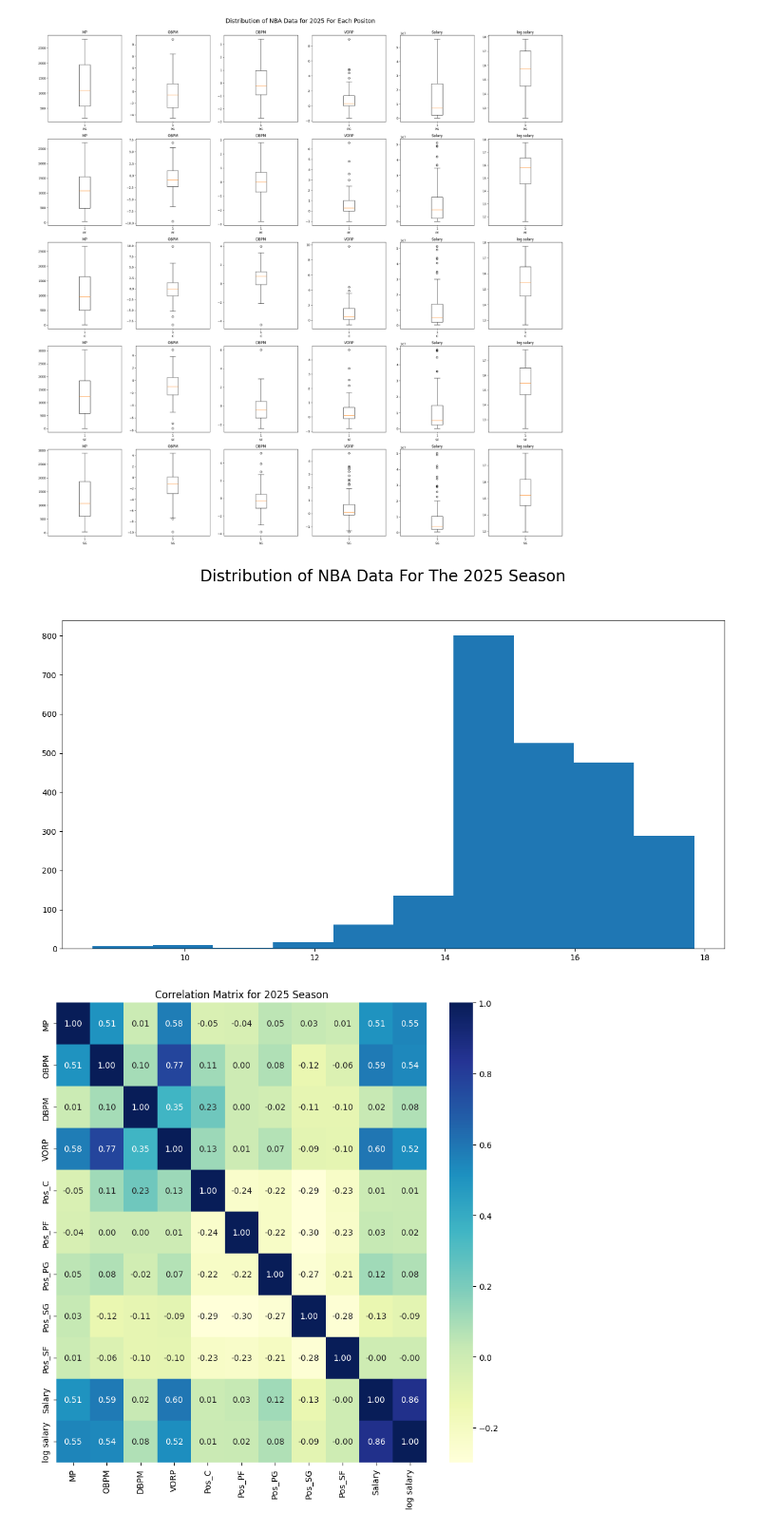
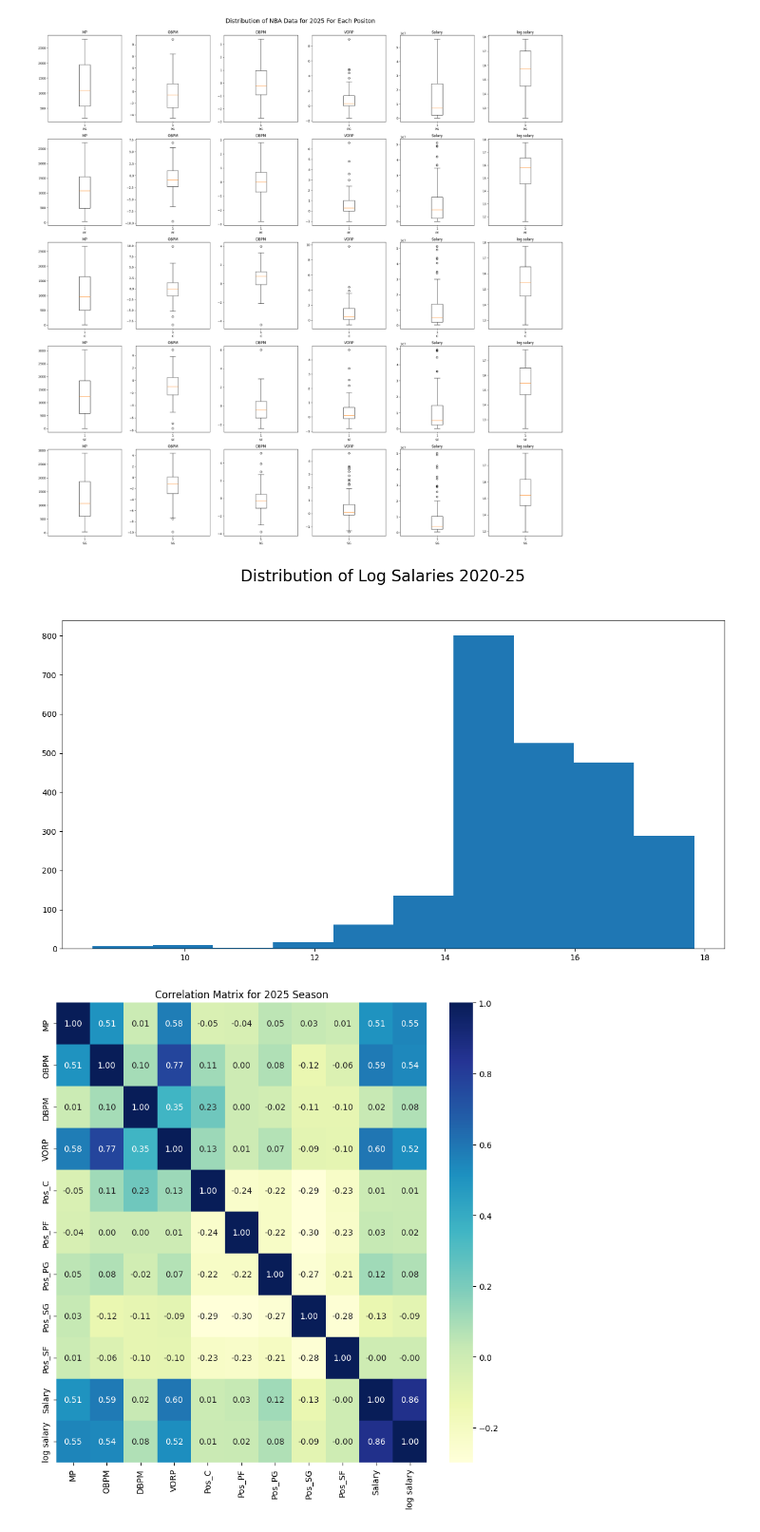
Before and after one commit to jhatch3/NBA-Salary-Minning, a Jupyter notebook: NBA-Salary/main.ipynb, the cells around one changed output. Shown at 95% size. Drawn from its saved outputs; the diff is of its cells as text; code cells hidden in the pictures.

```diff
--- a/NBA-Salary/main.ipynb
+++ b/NBA-Salary/main.ipynb
@@ -158,13 +163,13 @@ plt.show()
 # %%
 fig, ax = plt.subplots(1, 1, figsize=(15, 7.5), sharey=False)
 
 cols = ["MP", "OBPM", "DBPM", "VORP", "Salary","log salary"]
 
-ax.hist(df["log salary"])
-fig.suptitle("Distribution of Log Salaries", fontsize=20, y=1)
+ax.hist(df_merged["log salary"])
+fig.suptitle("Distribution of Log Salaries 2020-25", fontsize=20, y=1)
 plt.show()
 # %% [output]
-[figure, old version]
+[figure, new version]
 # %%
 pos_encoded = pd.get_dummies(df_2025['Pos'], prefix='Pos', dtype=int)
 df = pd.concat([df_2025, pos_encoded], axis=1)
```
Also changed, not shown: parts of 8 cells of this notebook, 2 other files.
